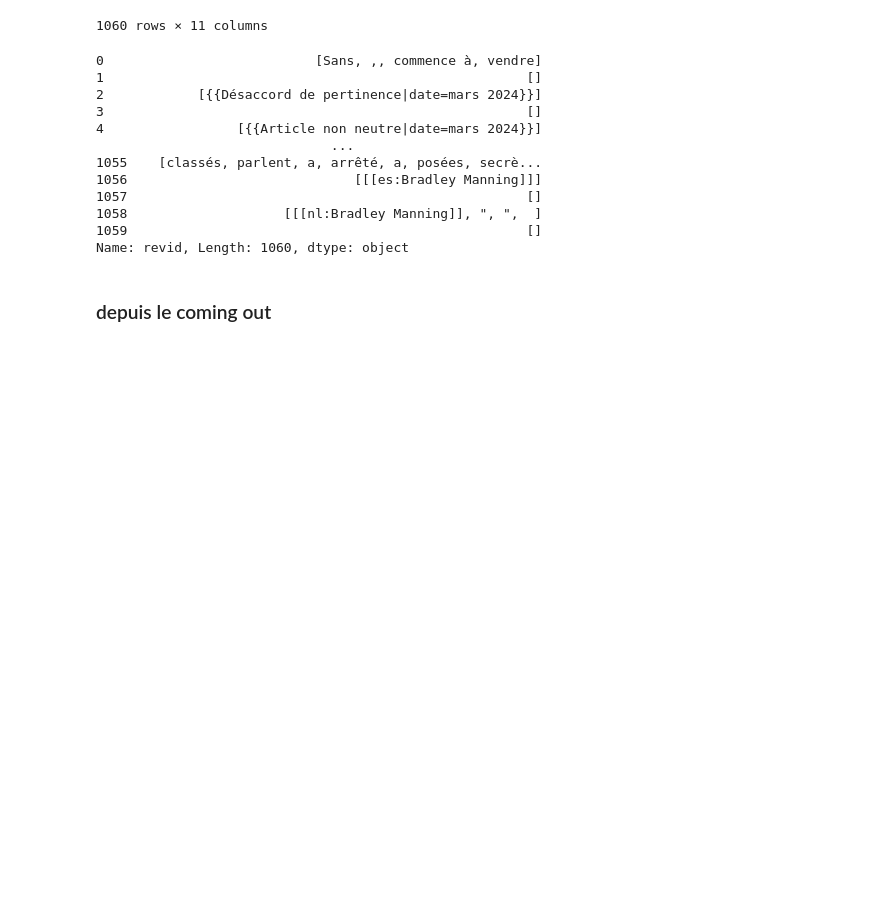
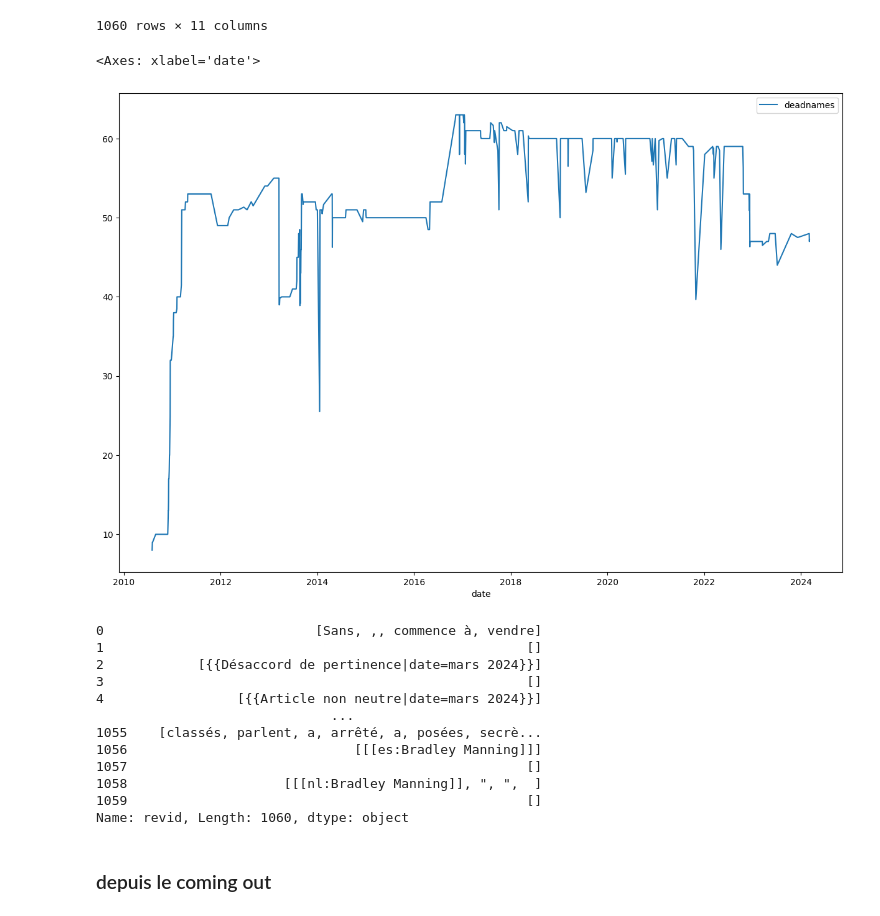
Before and after one commit to taniki/wikipediafr-transphobie, a Jupyter notebook: recipes/cook_eda_manning.ipynb, the cells around one changed output. Cells and saved outputs as stored; diff of their text form; code cells hidden in the pictures; blank space fills up the shorter version.

Commit message:
ajoute un graphique

```diff
--- a/recipes/cook_eda_manning.ipynb
+++ b/recipes/cook_eda_manning.ipynb
@@ -37,6 +37,27 @@ revisions
 1060 rows × 11 columns
 # %%
 revisions.to_csv('../data/page-revisions/chelsea_manning.csv')
+# %%
+(
+    revisions
+    .assign(
+        deadnames = lambda df: df['*'].apply(lambda x: x.lower().count('bradley '))
+    )
+    #.reset_index()
+    [['timestamp', 'deadnames']]
+    .assign(
+        date = lambda df: pd.to_datetime(df.timestamp).dt.date
+    )
+    .groupby('date')
+    .agg({'deadnames': 'mean'})
+    .plot
+    .line(
+        figsize=(15,10)
+    )
+)
+# %% [output]
+<Axes: xlabel='date'>
+[figure, added]
 # %%
 def get_diff(revid):
     return page.get_diff(revid)
```
Also changed, not shown: parts of 1 cell of this notebook.
